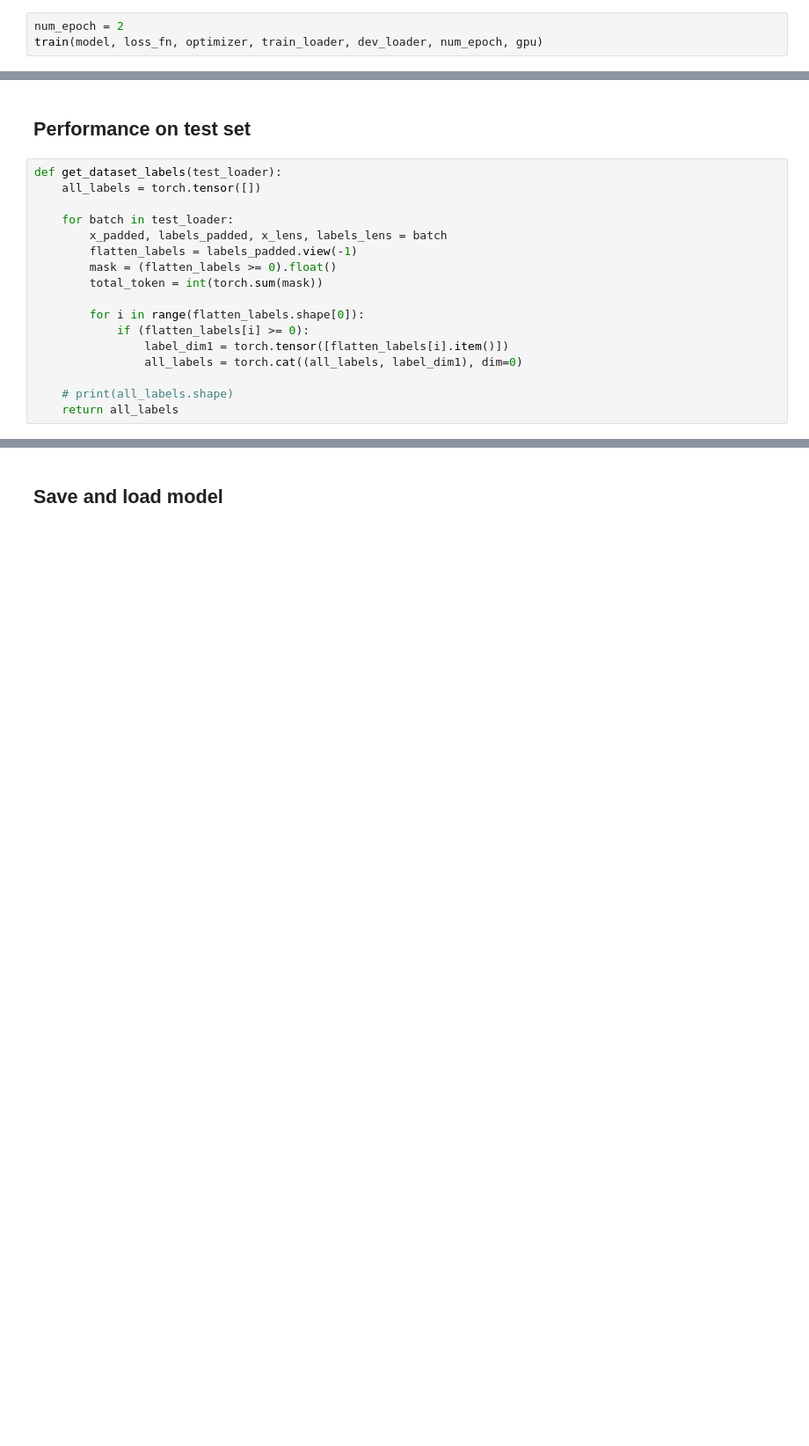
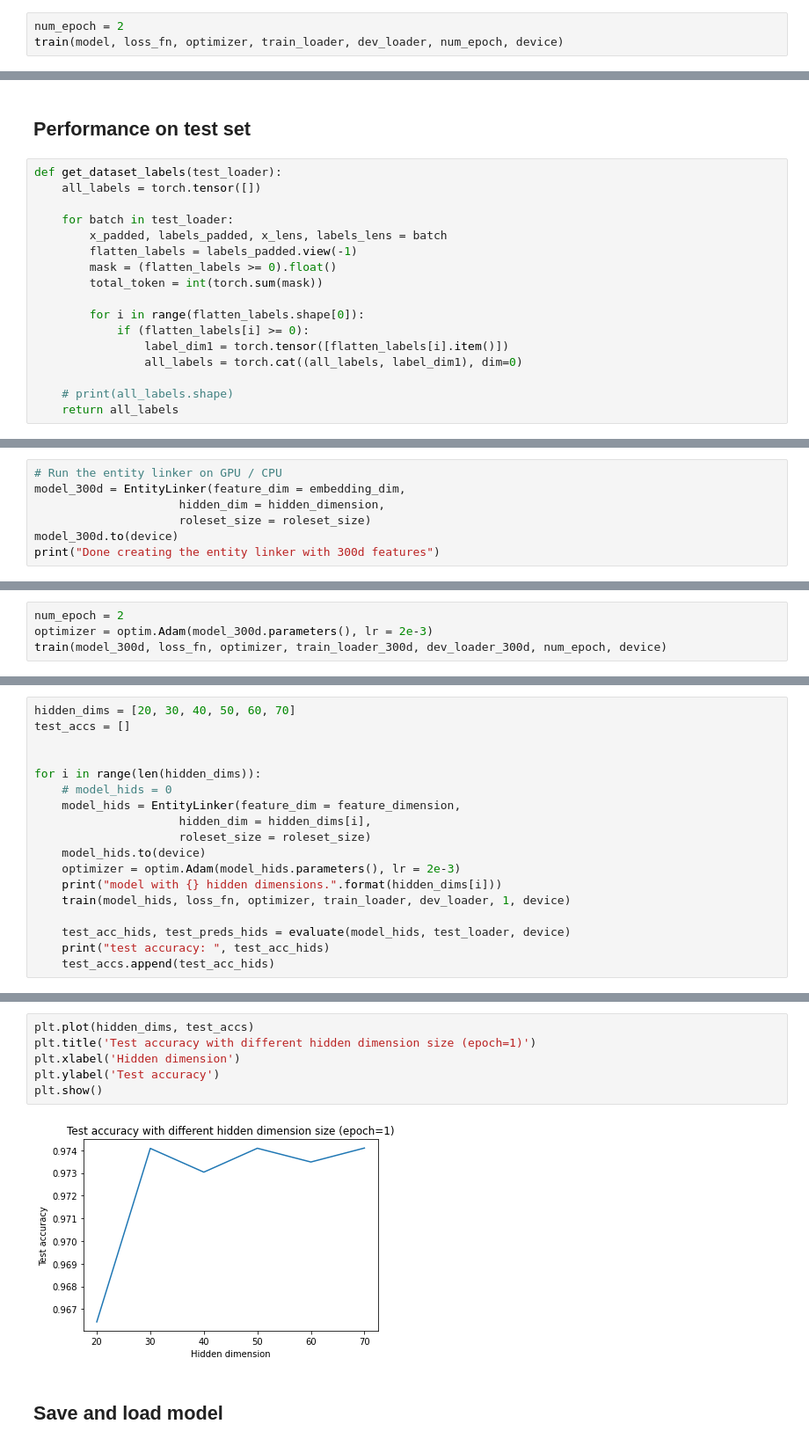
Before and after one commit to xuanxuanxuan-git/EntityLinking, a Jupyter notebook: EntityLinker/LSTM_model/entityLinker.ipynb, the cells around one changed output, grey strips where cells are left out. Shown at 88% size. Drawn from its saved outputs; the diff is of its cells as text; blank space fills up the shorter version.

```diff
--- a/EntityLinker/LSTM_model/entityLinker.ipynb
+++ b/EntityLinker/LSTM_model/entityLinker.ipynb
@@ -426,4 +480,4 @@ def train(model, loss_fn, optimizer, train_loader, dev_loader, max_eps, gpu):
 # %%
 num_epoch = 2
-train(model, loss_fn, optimizer, train_loader, dev_loader, num_epoch, gpu)
+train(model, loss_fn, optimizer, train_loader, dev_loader, num_epoch, device)
 # %% [output]
@@ -527,0 +610,7 @@ NameError: ignored
+# %%
+# Run the entity linker on GPU / CPU
+model_300d = EntityLinker(feature_dim = embedding_dim,
+                     hidden_dim = hidden_dimension,
+                     roleset_size = roleset_size)
+model_300d.to(device)
+print("Done creating the entity linker with 300d features")
@@ -527,0 +619,4 @@ NameError: ignored
+# %%
+num_epoch = 2
+optimizer = optim.Adam(model_300d.parameters(), lr = 2e-3)
+train(model_300d, loss_fn, optimizer, train_loader_300d, dev_loader_300d, num_epoch, device)
@@ -527,0 +650,18 @@ NameError: ignored
+# %%
+hidden_dims = [20, 30, 40, 50, 60, 70]
+test_accs = []
+
+
+for i in range(len(hidden_dims)):
+    # model_hids = 0
+    model_hids = EntityLinker(feature_dim = feature_dimension,
+                     hidden_dim = hidden_dims[i],
+                     roleset_size = roleset_size)
+    model_hids.to(device)
+    optimizer = optim.Adam(model_hids.parameters(), lr = 2e-3)
+    print("model with {} hidden dimensions.".format(hidden_dims[i]))
+    train(model_hids, loss_fn, optimizer, train_loader, dev_loader, 1, device)
+
+    test_acc_hids, test_preds_hids = evaluate(model_hids, test_loader, device)
+    print("test accuracy: ", test_acc_hids)
+    test_accs.append(test_acc_hids)
@@ -528,3 +686,11 @@ NameError: ignored
+# %%
+plt.plot(hidden_dims, test_accs)
+plt.title('Test accuracy with different hidden dimension size (epoch=1)')
+plt.xlabel('Hidden dimension')
+plt.ylabel('Test accuracy')
+plt.show()
+# %% [output]
+[figure, added]
 # %% [markdown]
 ## Save and load model
 # %%
```
Also changed, not shown: parts of 30 cells of this notebook, 8 other files.
